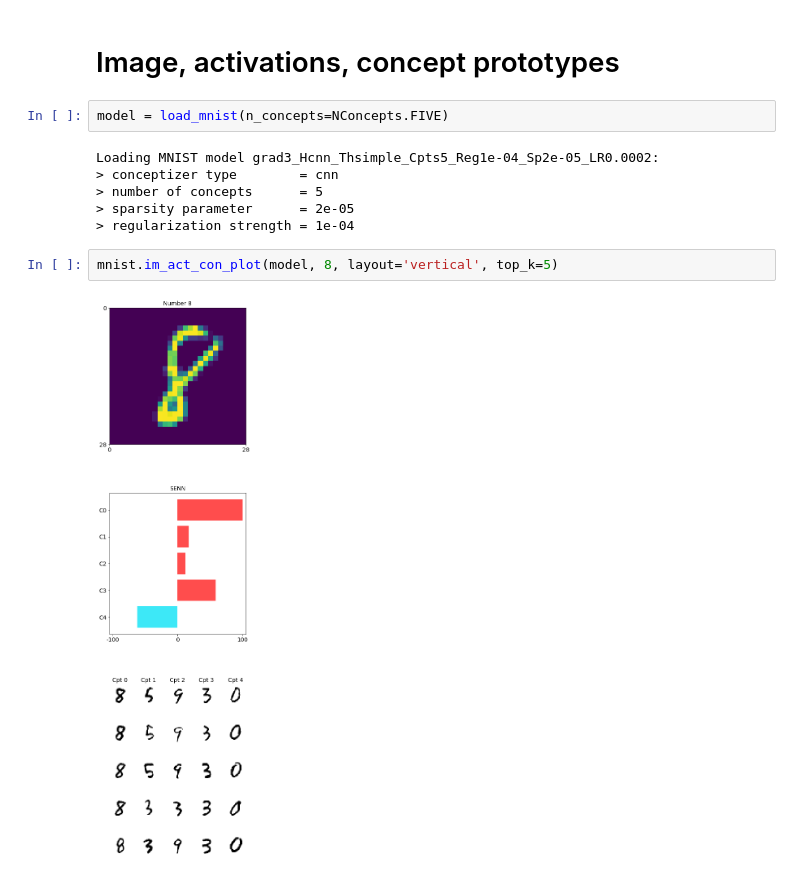
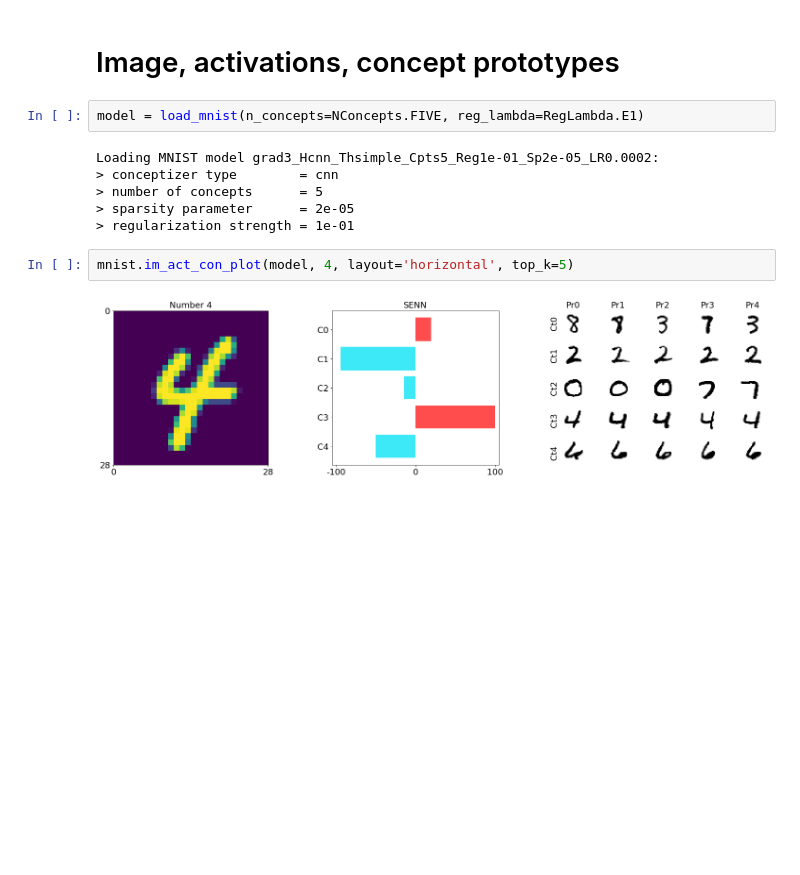
Before and after one commit to ricokoff/FACT-AI, a Jupyter notebook: SENN/Notebook.ipynb, the cells around one changed output. Drawn from its saved outputs; the diff is of its cells as text; blank space fills up the shorter version.

```diff
--- a/SENN/Notebook.ipynb
+++ b/SENN/Notebook.ipynb
@@ -141,14 +141,14 @@ MNIST model - h(x): INPUT,   nconcepts: TWENTY,   Lambda: ONE,    accuracy: 0.38
 # %% [markdown]
 # Image, activations, concept prototypes
 # %%
-model = load_mnist(n_concepts=NConcepts.FIVE)
+model = load_mnist(n_concepts=NConcepts.FIVE, reg_lambda=RegLambda.E1)
 # %% [output]
-Loading MNIST model grad3_Hcnn_Thsimple_Cpts5_Reg1e-04_Sp2e-05_LR0.0002:
+Loading MNIST model grad3_Hcnn_Thsimple_Cpts5_Reg1e-01_Sp2e-05_LR0.0002:
 > conceptizer type        = cnn
 > number of concepts      = 5
 > sparsity parameter      = 2e-05
-> regularization strength = 1e-04
+> regularization strength = 1e-01
 # %%
-mnist.im_act_con_plot(model, 8, layout='vertical', top_k=5)
+mnist.im_act_con_plot(model, 4, layout='horizontal', top_k=5)
 # %% [output]
-[figure, old version]
+[figure, new version]
```
